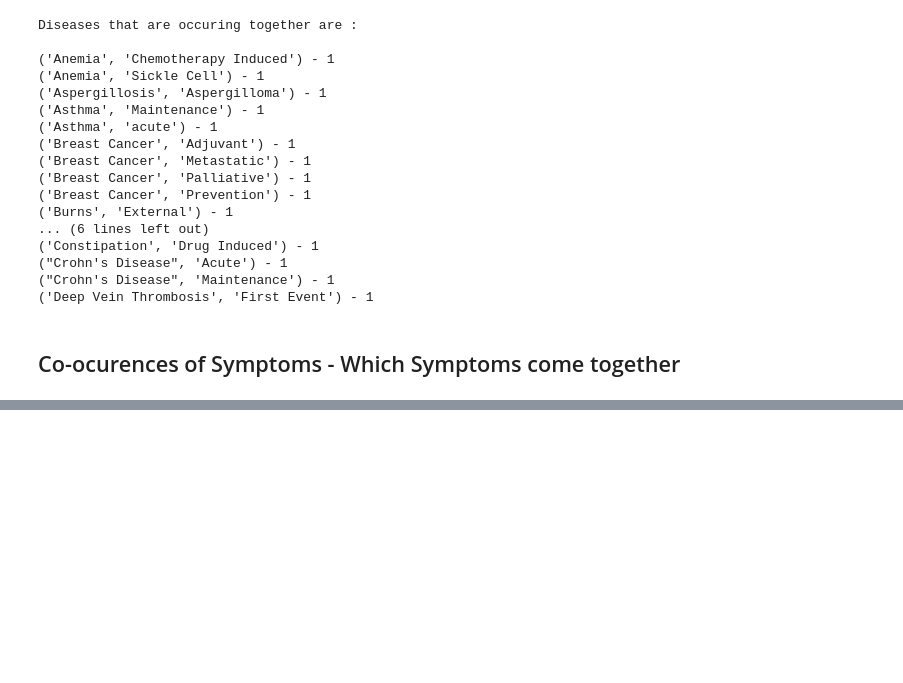
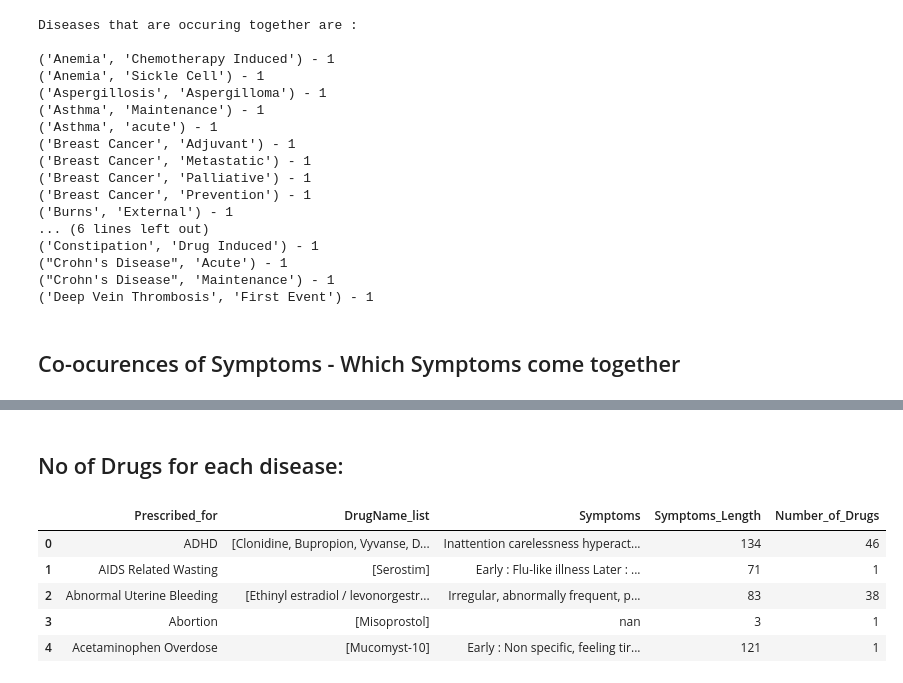
Before and after one commit to shobanasiranjeevilu/Healthcare_LLM, a Jupyter notebook: datacollection/data_processing.ipynb, the cells around one changed output, grey strips where cells are left out. Drawn from its saved outputs; the diff is of its cells as text; code cells hidden in the pictures; blank space fills up the shorter version.

```diff
--- a/datacollection/data_processing.ipynb
+++ b/datacollection/data_processing.ipynb
@@ -178,0 +181,2 @@ plt.show()
+# %% [markdown]
+## No of Drugs for each disease:
@@ -178,0 +185,9 @@ plt.show()
+# %%
+final_df.head()
+# %% [output]
+|  | Prescribed_for | DrugName_list | Symptoms | Symptoms_Length | Number_of_Drugs |
+| 0 | ADHD | [Clonidine, Bupropion, Vyvanse, D... | Inattention carelessness hyperact... | 134 | 46 |
+| 1 | AIDS Related Wasting | [Serostim] | Early : Flu-like illness Later : ... | 71 | 1 |
+| 2 | Abnormal Uterine Bleeding | [Ethinyl estradiol / levonorgestr... | Irregular, abnormally frequent, p... | 83 | 38 |
+| 3 | Abortion | [Misoprostol] | nan | 3 | 1 |
+| 4 | Acetaminophen Overdose | [Mucomyst-10] | Early : Non specific, feeling tir... | 121 | 1 |
```
Also changed, not shown: parts of 17 cells of this notebook.
